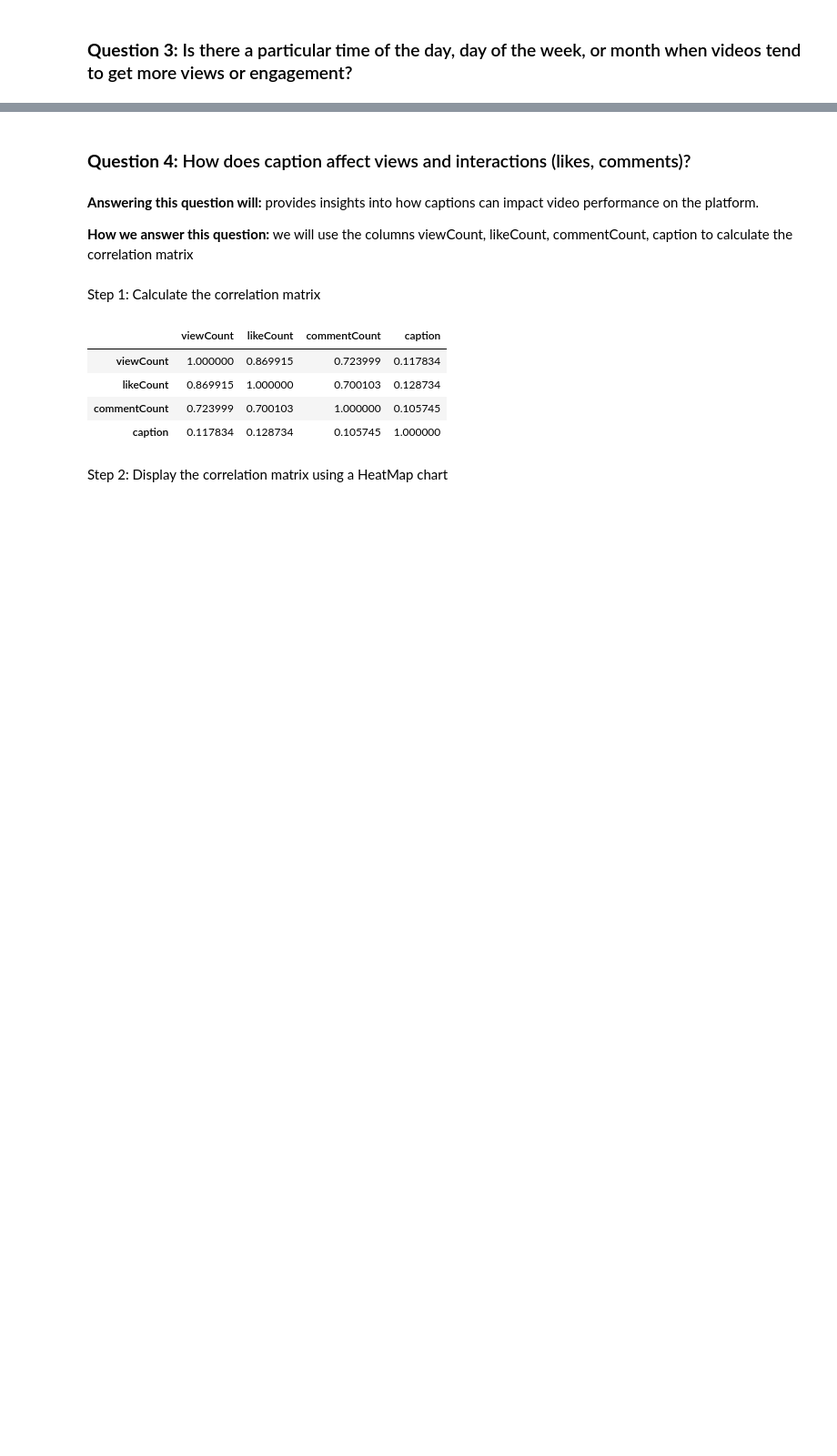
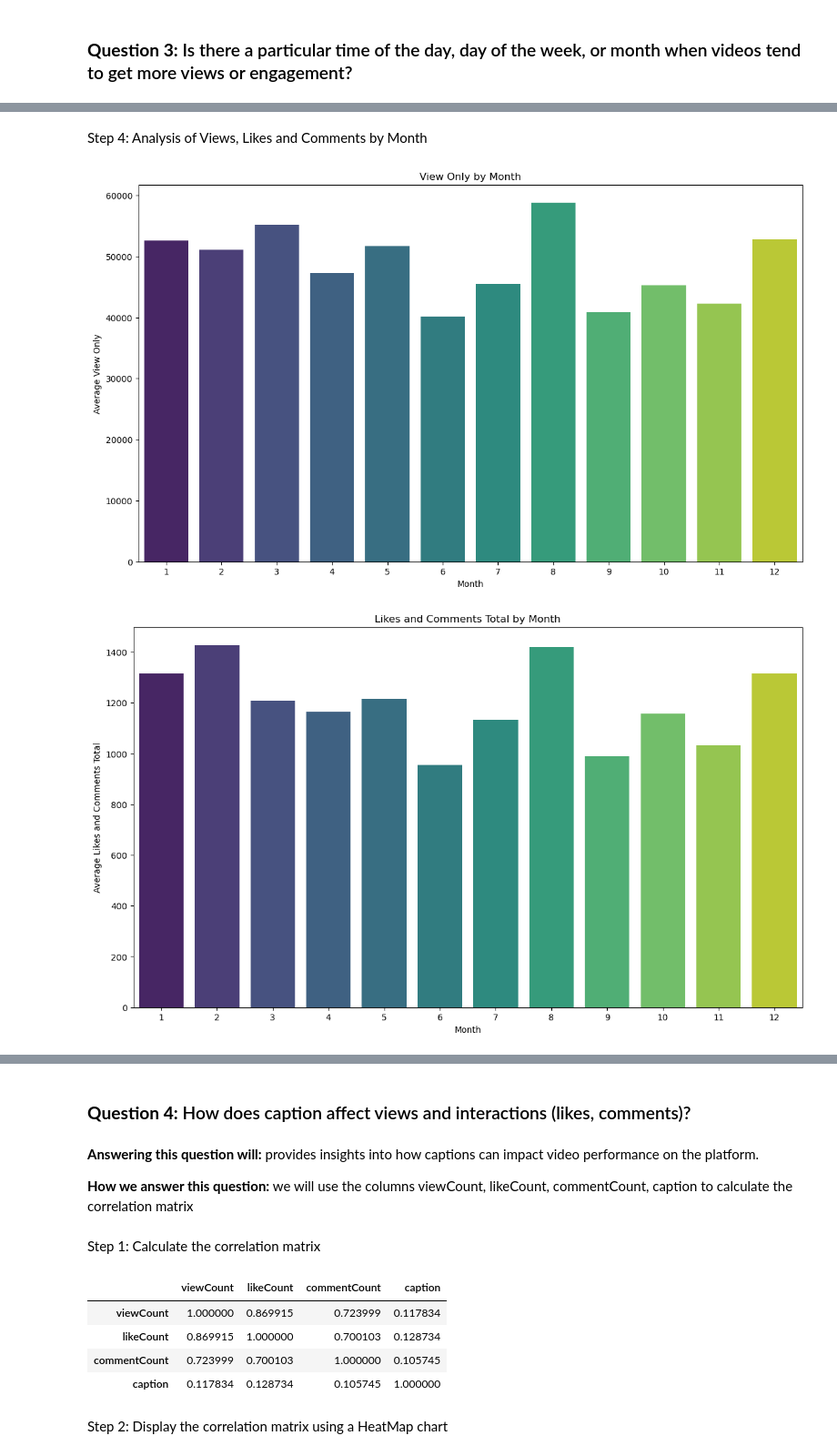
Before and after one commit to BaoDias2505/FinalProject_Introduction-to-data-science, a Jupyter notebook: notebooks/03-Eda.ipynb, the cells around one changed output, grey strips where cells are left out. Shown at 91% size. Drawn from its saved outputs; the diff is of its cells as text; code cells hidden in the pictures; blank space fills up the shorter version.

```diff
--- a/notebooks/03-Eda.ipynb
+++ b/notebooks/03-Eda.ipynb
@@ -57,0 +110,34 @@ video_df.describe()
+# %% [markdown]
+Step 4: Analysis of Views, Likes and Comments by Month
+# %%
+interaction_df_month = video_df[['month', 'viewCount', 'likeCount', 'commentCount']]
+interaction_df_month['total_interaction'] = interaction_df_month['viewCount'] + interaction_df_month['likeCount'] + interaction_df_month['commentCount']
+interaction_df_month['like_comment_total'] = interaction_df_month['likeCount'] + interaction_df_month['commentCount']
+interaction_df_month['view_only'] = interaction_df_month['total_interaction'] - interaction_df_month['like_comment_total']
+
+plt.figure(figsize=(14, 8))
+heatmap_view_only_month = interaction_df_month.pivot_table(index='month', values='view_only', aggfunc='mean')
+sns.barplot(x=heatmap_view_only_month.index, y='view_only', data=heatmap_view_only_month, palette='viridis')
+plt.title('View Only by Month')
+plt.xlabel('Month')
+plt.ylabel('Average View Only')
+plt.show()
+
+plt.figure(figsize=(14, 8))
+heatmap_like_comment_total_month = interaction_df_month.pivot_table(index='month', values='like_comment_total', aggfunc='mean')
+sns.barplot(x=heatmap_like_comment_total_month.index, y='like_comment_total', data=heatmap_like_comment_total_month, palette='viridis')
+plt.title('Likes and Comments Total by Month')
+plt.xlabel('Month')
+plt.ylabel('Average Likes and Comments Total')
+plt.show()
+
+plt.figure(figsize=(14, 8))
+heatmap_total_interaction_total_month = interaction_df_month.pivot_table(index='month', values='total_interaction', aggfunc='mean')
+sns.barplot(x=heatmap_total_interaction_total_month.index, y='total_interaction', data=heatmap_total_interaction_total_month, palette='viridis')
+plt.title('Total interaction by Month')
+plt.xlabel('Month')
+plt.ylabel('Average Total interaction')
+plt.show()
+# %% [output]
+[figure, added]
+[figure, added]
```
Also changed, not shown: parts of 10 cells of this notebook.
